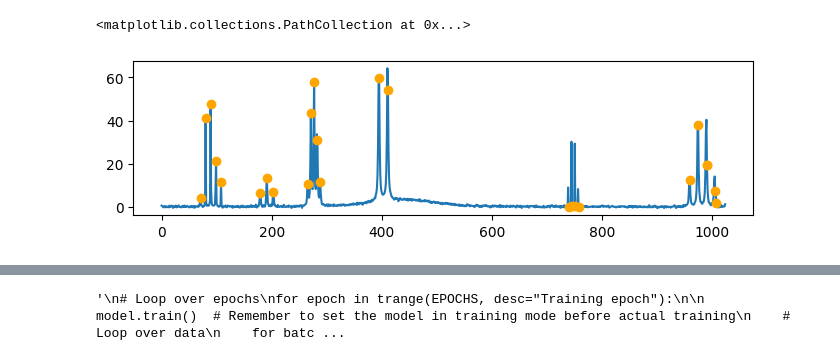
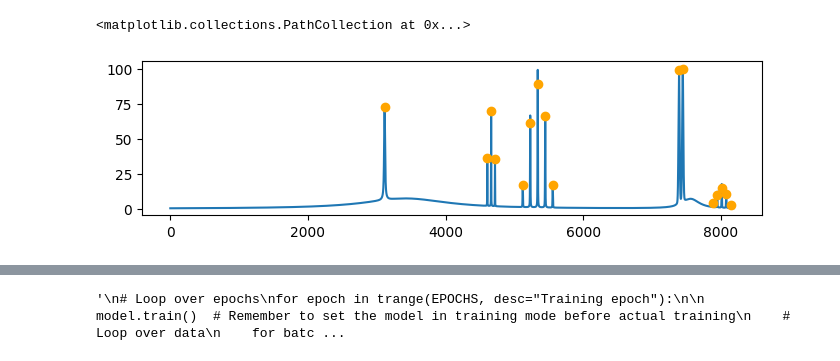
Before and after one commit to SultanOfSauce/NMRDeconvolution, a Jupyter notebook: Notebook.ipynb, the cells around one changed output, grey strips where cells are left out. Saved outputs shown, nothing was run; the diff lists cells and outputs as text; code cells hidden in the pictures.

```diff
--- a/Notebook.ipynb
+++ b/Notebook.ipynb
@@ -22,13 +22,13 @@ from safetensors.torch import load_model
 #from collections.abc import Callable
 from tqdm.notebook import trange, tqdm
 # %%
-yy, res = nmr.generateRandomSpectrum(0)
+yy, res = nmr.generateRandomSpectrum(16)
 fig, ax = plt.subplots(figsize=(8, 2))
-ax.plot(yy["true"])
-ax.scatter(res,[yy["true"][i] for i in res], c = "orange", zorder = 10)
+ax.plot(yy["pure"])
+ax.scatter(res,[yy["pure"][i] for i in res], c = "orange", zorder = 10)
 # %% [output]
 <matplotlib.collections.PathCollection at 0x...>
-[figure, old version]
+[figure, new version]
 # %%
 ML = 10000
 ML_test = 500
```
Also changed, not shown: parts of 11 cells of this notebook, 3 other files.
